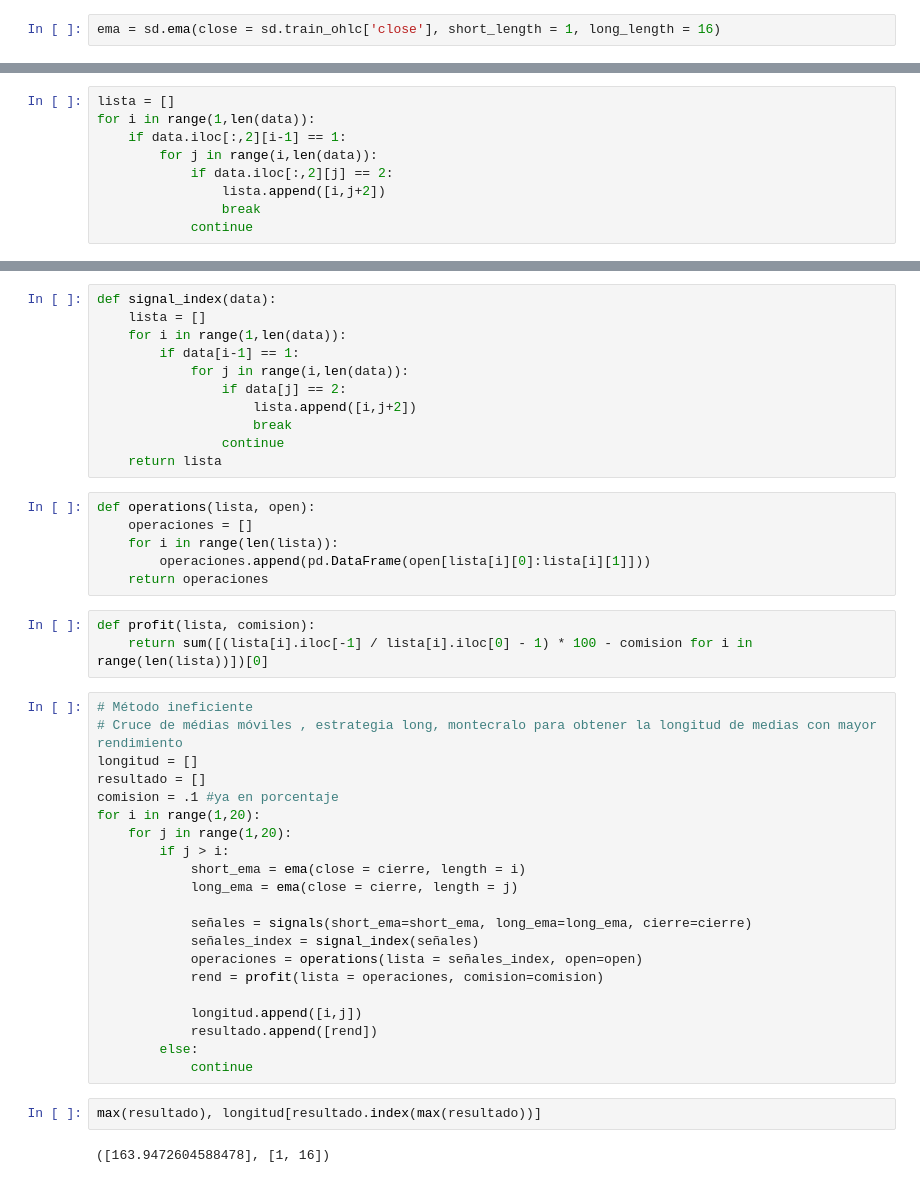
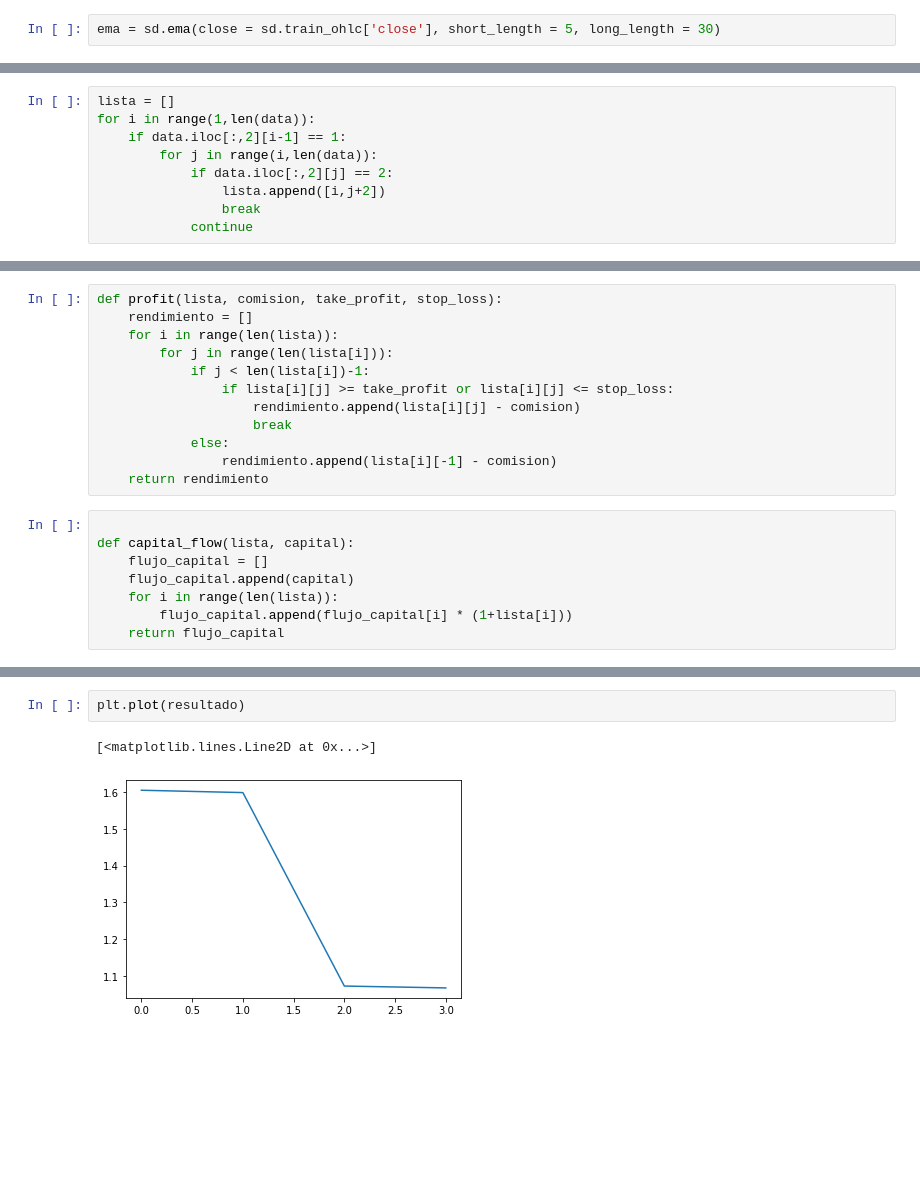
Before and after one commit to LuisCarlosAlvarado/myst_lab2_lcag, a Jupyter notebook: borrador.ipynb, the cells around one changed output, grey strips where cells are left out. Drawn from its saved outputs; the diff is of its cells as text; blank space fills up the shorter version.

```diff
--- a/borrador.ipynb
+++ b/borrador.ipynb
@@ -12,4 +11,4 @@ from pyswarms.utils.plotters.formatters import Mesher, Designer
 # %%
-ema = sd.ema(close = sd.train_ohlc['close'], short_length = 1, long_length = 16)
+ema = sd.ema(close = sd.train_ohlc['close'], short_length = 5, long_length = 30)
 # %%
 ema.columns = ["Short EMA", "Long EMA"]
@@ -169,0 +170,20 @@ for i in range(1,20):
+# %%
+def profit(lista, comision, take_profit, stop_loss):
+    rendimiento = []
+    for i in range(len(lista)):
+        for j in range(len(lista[i])):
+            if j < len(lista[i])-1:
+                if lista[i][j] >= take_profit or lista[i][j] <= stop_loss:
+                    rendimiento.append(lista[i][j] - comision)
+                    break
+            else:
+                rendimiento.append(lista[i][-1] - comision)
+    return rendimiento
+# %%
+
+def capital_flow(lista, capital):
+    flujo_capital = []
+    flujo_capital.append(capital)
+    for i in range(len(lista)):
+        flujo_capital.append(flujo_capital[i] * (1+lista[i]))
+    return flujo_capital
@@ -201,45 +225,5 @@ def signals(short_ema, long_ema, cierre):
-# %%
-def signal_index(data):
-    lista = []
-    for i in range(1,len(data)):
-        if data[i-1] == 1:
-            for j in range(i,len(data)):
-                if data[j] == 2:
-                    lista.append([i,j+2])
-                    break
-                continue
-    return lista
-# %%
-def operations(lista, open):
-    operaciones = []
-    for i in range(len(lista)):
-        operaciones.append(pd.DataFrame(open[lista[i][0]:lista[i][1]]))
-    return operaciones
-# %%
-def profit(lista, comision):
-    return sum([(lista[i].iloc[-1] / lista[i].iloc[0] - 1) * 100 - comision for i in range(len(lista))])[0]
-# %%
-# Método ineficiente
-# Cruce de médias móviles , estrategia long, montecralo para obtener la longitud de medias con mayor rendimiento
-longitud = []
-resultado = []
-comision = .1 #ya en porcentaje
-for i in range(1,20):
-    for j in range(1,20):
-        if j > i:
-            short_ema = ema(close = cierre, length = i)
-            long_ema = ema(close = cierre, length = j)
-
-            señales = signals(short_ema=short_ema, long_ema=long_ema, cierre=cierre)
-            señales_index = signal_index(señales)
-            operaciones = operations(lista = señales_index, open=open)
-            rend = profit(lista = operaciones, comision=comision)
-
-            longitud.append([i,j])
-            resultado.append([rend])
-        else:
-            continue
-# %%
-max(resultado), longitud[resultado.index(max(resultado))]
-# %% [output]
-([163.9472604588478], [1, 16])
+# %%
+plt.plot(resultado)
+# %% [output]
+[<matplotlib.lines.Line2D at 0x...>]
+[figure, added]
```
Also changed, not shown: parts of 39 cells of this notebook, 2 other files.
